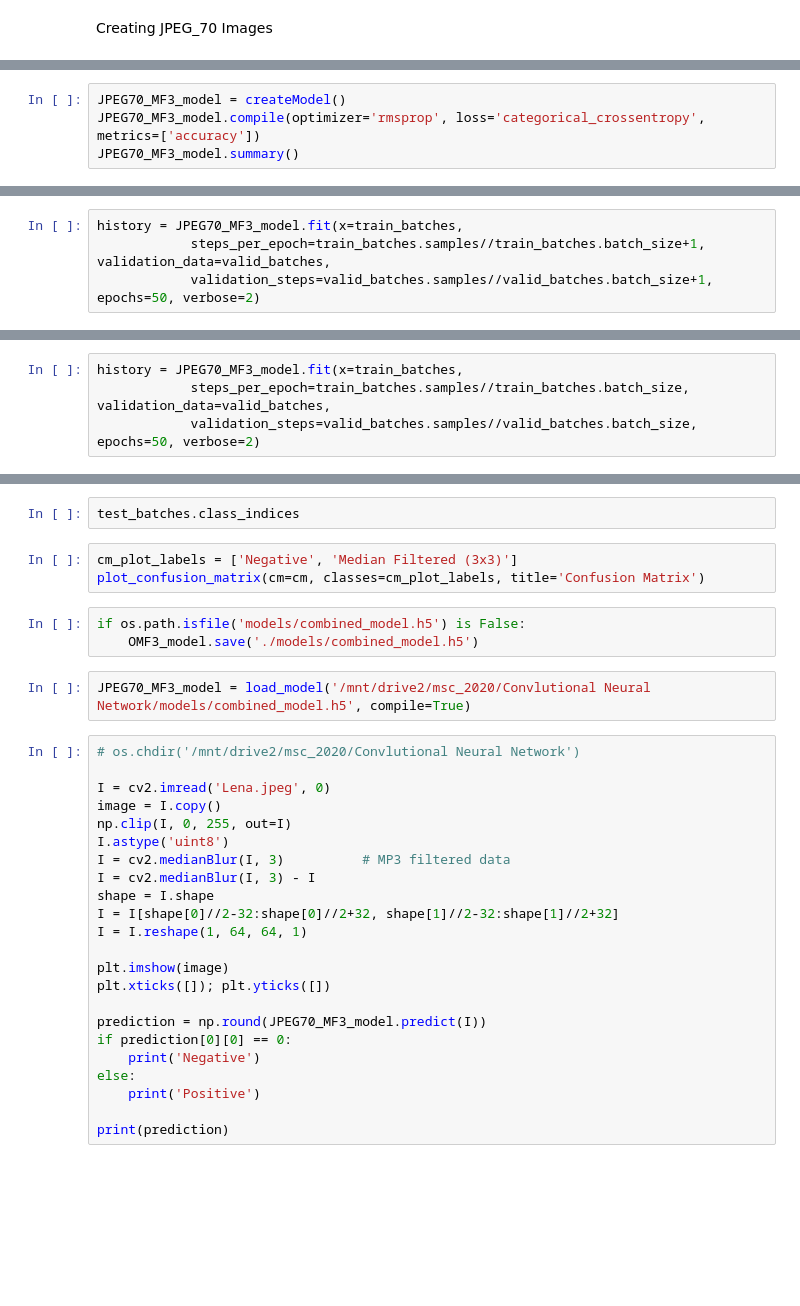
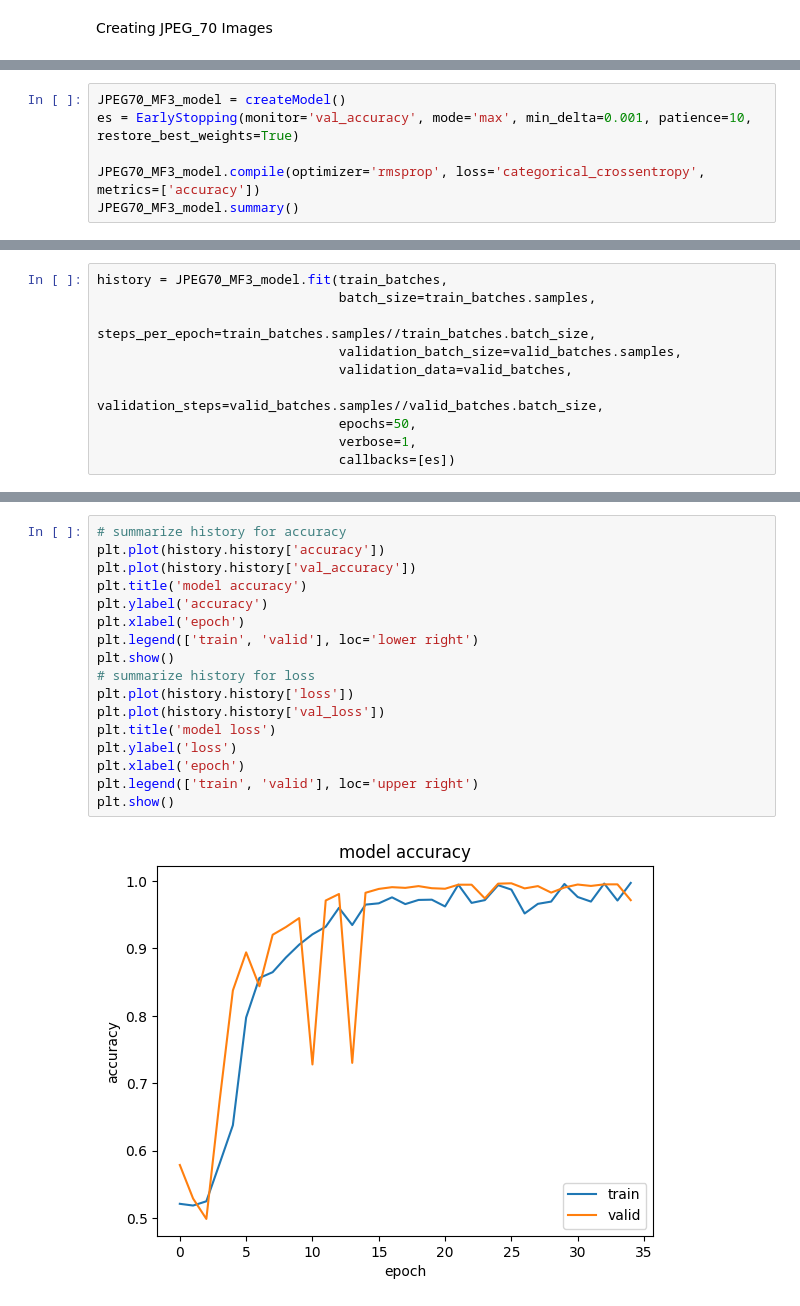
Before and after one commit to mkreman/Median-Filtering-Forensics-Based-on-Convlutional-Neural-Network, a Jupyter notebook: Model_Improved.ipynb, the cells around one changed output, grey strips where cells are left out. Drawn from its saved outputs; the diff is of its cells as text; blank space fills up the shorter version.

```diff
--- a/Model_Improved.ipynb
+++ b/Model_Improved.ipynb
@@ -422,6 +379,8 @@ Found 4014 images belonging to 2 classes.
 Found 4014 images belonging to 2 classes.
 # %%
 JPEG70_MF3_model = createModel()
+es = EarlyStopping(monitor='val_accuracy', mode='max', min_delta=0.001, patience=10, restore_best_weights=True)
+
 JPEG70_MF3_model.compile(optimizer='rmsprop', loss='categorical_crossentropy', metrics=['accuracy'])
 JPEG70_MF3_model.summary()
 # %% [output]
@@ -445,6 +404,12 @@ _________________________________________________________________
 # %%
-history = JPEG70_MF3_model.fit(x=train_batches,
-            steps_per_epoch=train_batches.samples//train_batches.batch_size+1, validation_data=valid_batches,
-            validation_steps=valid_batches.samples//valid_batches.batch_size+1, epochs=50, verbose=2)
+history = JPEG70_MF3_model.fit(train_batches,
+                               batch_size=train_batches.samples,
+                               steps_per_epoch=train_batches.samples//train_batches.batch_size,
+                               validation_batch_size=valid_batches.samples,
+                               validation_data=valid_batches,
+                               validation_steps=valid_batches.samples//valid_batches.batch_size,
+                               epochs=50,
+                               verbose=1,
+                               callbacks=[es])
 # %% [output]
 Epoch 1/50
@@ -541,4 +435,0 @@ test_batches = ImageDataGenerator().flow_from_directory(directory=test_path, tar
-# %%
-history = JPEG70_MF3_model.fit(x=train_batches,
-            steps_per_epoch=train_batches.samples//train_batches.batch_size, validation_data=valid_batches,
-            validation_steps=valid_batches.samples//valid_batches.batch_size, epochs=50, verbose=2)
@@ -571,33 +436,19 @@ cm = confusion_matrix(y_true=test_batches.classes, y_pred=np.argmax(predictions,
-# %%
-test_batches.class_indices
-# %%
-cm_plot_labels = ['Negative', 'Median Filtered (3x3)']
-plot_confusion_matrix(cm=cm, classes=cm_plot_labels, title='Confusion Matrix')
-# %%
-if os.path.isfile('models/combined_model.h5') is False:
-    OMF3_model.save('./models/combined_model.h5')
-# %%
-JPEG70_MF3_model = load_model('/mnt/drive2/msc_2020/Convlutional Neural Network/models/combined_model.h5', compile=True)
-# %%
-# os.chdir('/mnt/drive2/msc_2020/Convlutional Neural Network')
-
-I = cv2.imread('Lena.jpeg', 0)
-image = I.copy()
-np.clip(I, 0, 255, out=I)
-I.astype('uint8')
-I = cv2.medianBlur(I, 3)          # MP3 filtered data
-I = cv2.medianBlur(I, 3) - I
-shape = I.shape
-I = I[shape[0]//2-32:shape[0]//2+32, shape[1]//2-32:shape[1]//2+32]
-I = I.reshape(1, 64, 64, 1)
-
-plt.imshow(image)
-plt.xticks([]); plt.yticks([])
-
-prediction = np.round(JPEG70_MF3_model.predict(I))
-if prediction[0][0] == 0:
-    print('Negative')
-else:
-    print('Positive')
-
-print(prediction)
+# %%
+# summarize history for accuracy
+plt.plot(history.history['accuracy'])
+plt.plot(history.history['val_accuracy'])
+plt.title('model accuracy')
+plt.ylabel('accuracy')
+plt.xlabel('epoch')
+plt.legend(['train', 'valid'], loc='lower right')
+plt.show()
+# summarize history for loss
+plt.plot(history.history['loss'])
+plt.plot(history.history['val_loss'])
+plt.title('model loss')
+plt.ylabel('loss')
+plt.xlabel('epoch')
+plt.legend(['train', 'valid'], loc='upper right')
+plt.show()
+# %% [output]
+[figure, added]
```
Also changed, not shown: parts of 94 cells of this notebook, 6 other files.
